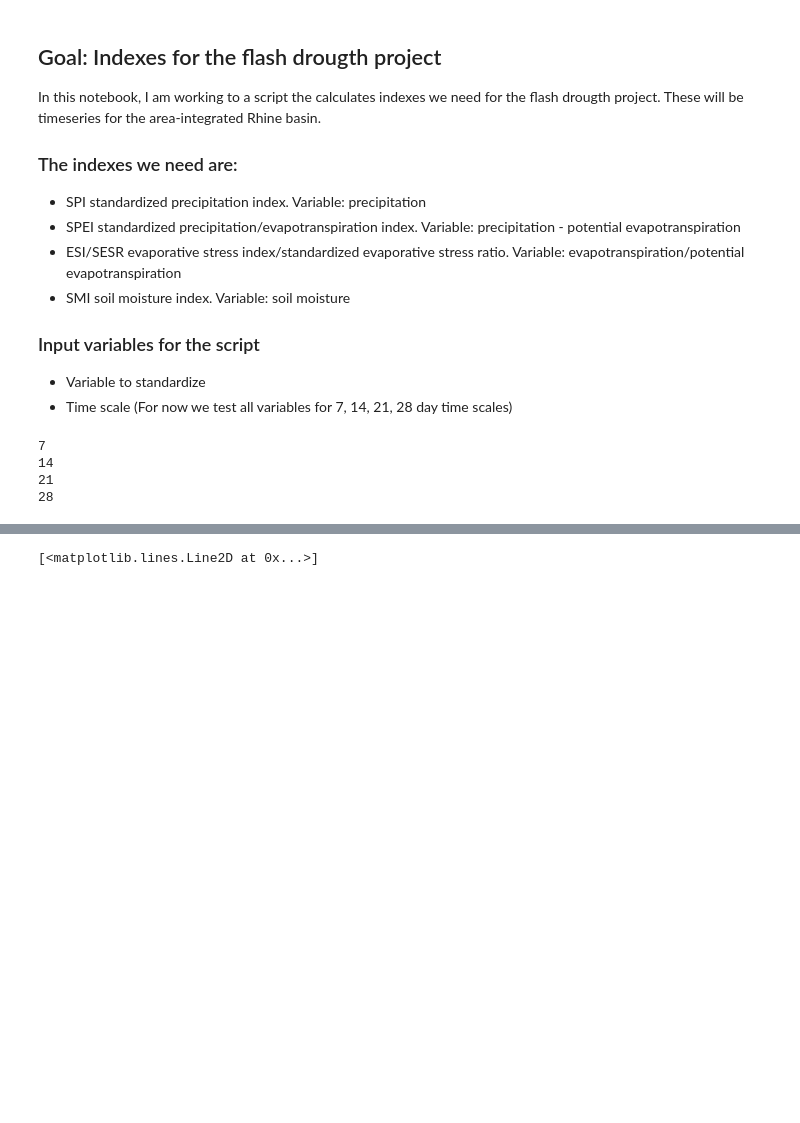
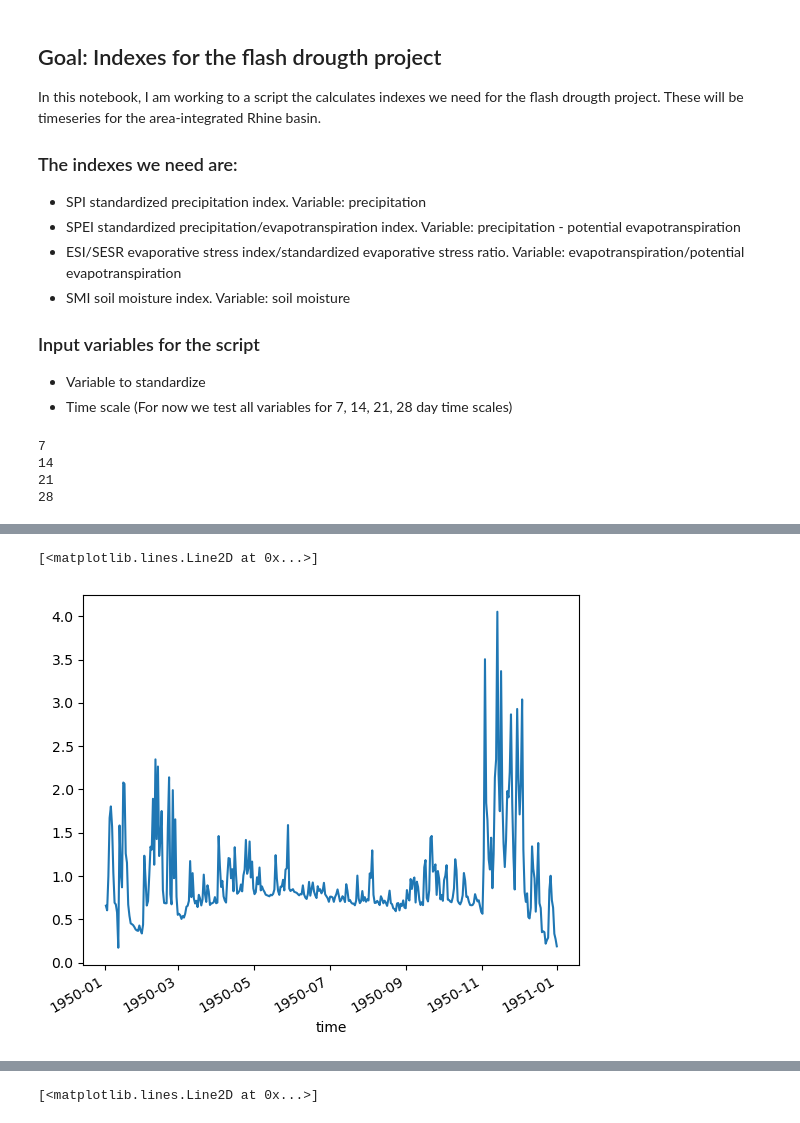
Before and after one commit to lmuntjewerf/flash_droughts, a Jupyter notebook: index_definitions/oud/calc_indices.ipynb, the cells around one changed output, grey strips where cells are left out. Drawn from its saved outputs; the diff is of its cells as text; code cells hidden in the pictures; blank space fills up the shorter version.

```diff
--- a/index_definitions/oud/calc_indices.ipynb
+++ b/index_definitions/oud/calc_indices.ipynb
@@ -30,7 +30,7 @@ from rpy2.robjects import pandas2ri
 r_time_series = robjects.r('ts')
 # %%
 def read_in_ERA5(var, diri, basin):
-    ds = xr.open_mfdataset(f'{diri}/{var}_{basin}_198*.nc')
+    ds = xr.open_mfdataset(f'{diri}/{var}_{basin}_????.nc')
     da = ds[var]
     return da
 # %%
@@ -128,3 +128,9 @@ if __name__ == '__main__':
 14
 21
 28
+# %%
+diri = '/scratch/nkkw/Karin/P2_flashdroughts/meteodata_ERA5/'
+basin = 'Rhine'
+
+da_et = read_in_ERA5('et', diri, basin)
+da_pet = read_in_ERA5('pet', diri, basin)
@@ -130,0 +150,12 @@ if __name__ == '__main__':
+# %%
+# da_pet = np.where(da_pet.values<0, 0)
+da_pet[da_pet < 0] = 0
+da_et[da_et < 0 ] = 0
+da = da_et / da_pet
+
+da[da > 5] = 5
+# %%
+da[0:365].plot()
+# %% [output]
+[<matplotlib.lines.Line2D at 0x...>]
+[figure, added]
```
Also changed, not shown: parts of 9 cells of this notebook, 5 other files.
